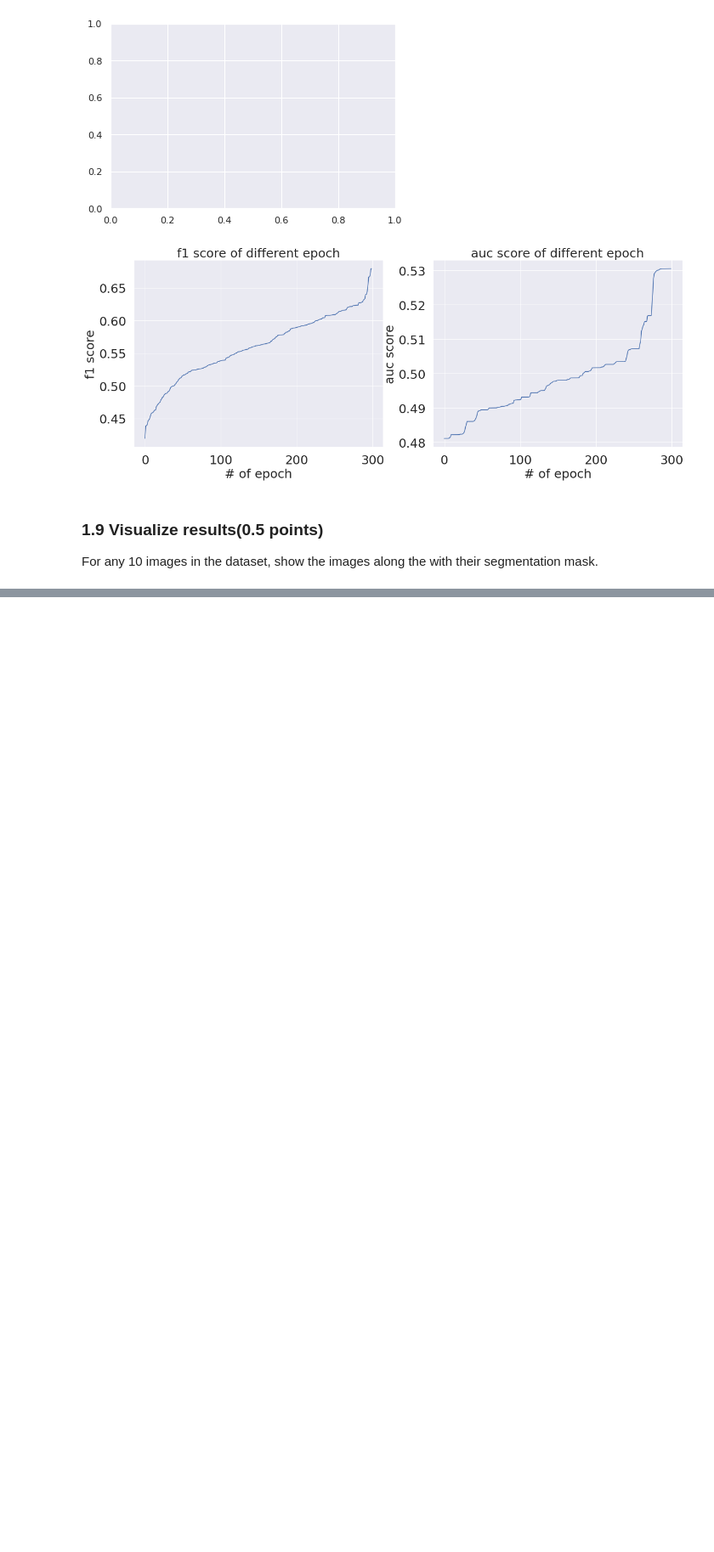
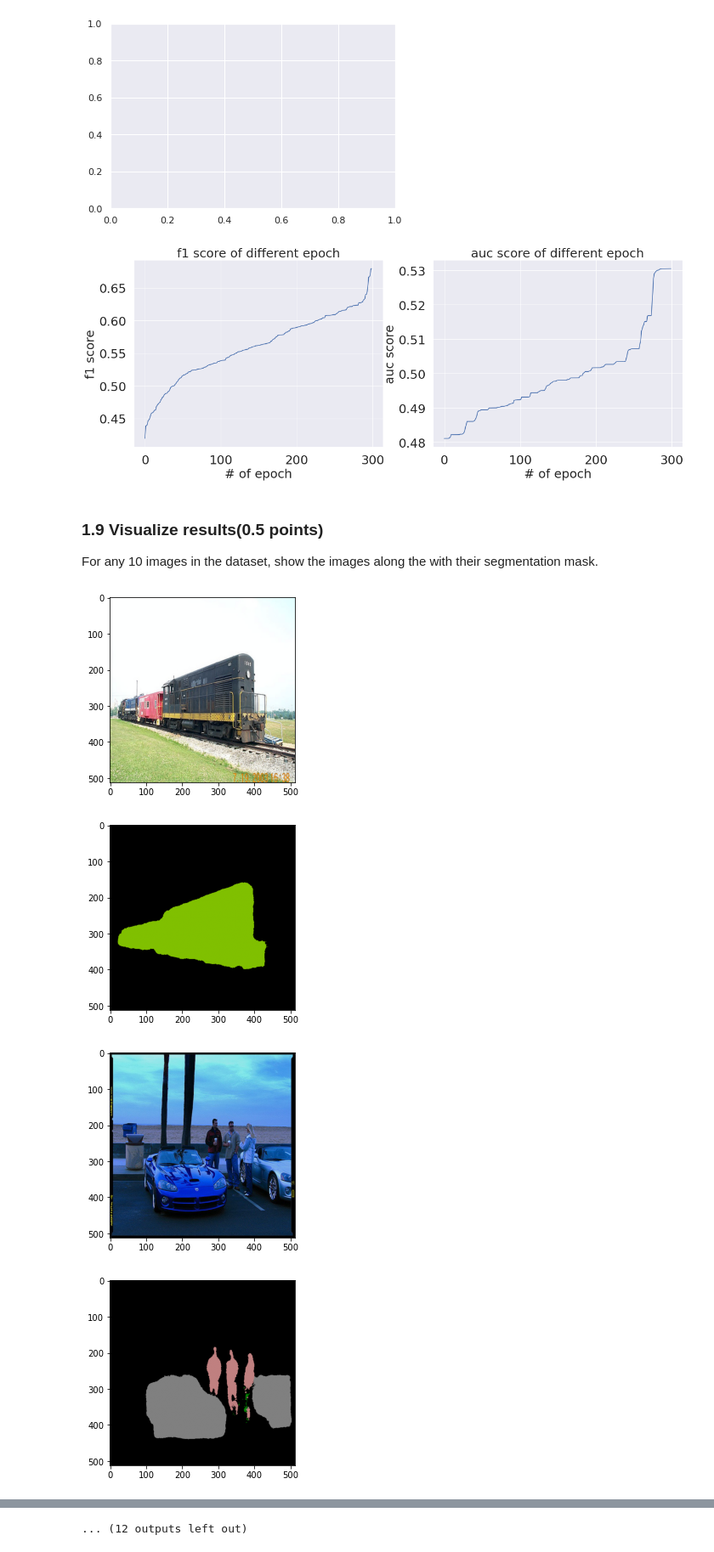
Before and after one commit to liuyugeng/Vision-Project-Image-Segmentation, a Jupyter notebook: Vision_task_1.ipynb, the cells around one changed output, grey strips where cells are left out. Shown at 85% size. Drawn from its saved outputs; the diff is of its cells as text; code cells hidden in the pictures; blank space fills up the shorter version.

Commit message:
finished task1

```diff
--- a/Vision_task_1.ipynb
+++ b/Vision_task_1.ipynb
@@ -512,7 +513,7 @@ auc_score_matrix = []
 
 for epoch in range(epochs):
     val_model = Segnet().to(device)
-    val_model.load_state_dict(torch.load("./models/model_epoch" + str(epoch) + ".pth"), strict=False)
+    val_model.load_state_dict(torch.load("./models/task1/model_epoch" + str(epoch) + ".pth"), strict=False)
     val_model = nn.DataParallel(val_model)
     val_model.eval()
 
@@ -574,3 +575,28 @@ for i in range(len(ylabel_list)):
 # %% [markdown]
 ### 1.9 Visualize results(0.5 points)
 For any 10 images in the dataset, show the images along the with their segmentation mask.
+# %%
+test_model = Segnet().to(device)
+test_model = nn.DataParallel(test_model)
+test_model.load_state_dict(torch.load("./models/task1/model_epoch299.pth"), strict=False)
+test_model.eval()
+
+test_set = data.DataLoader(dst, batch_size=1, shuffle=True)
+for idx, (inputs, targets) in enumerate(test_set):
+
+    img = inputs[0].permute(1, 2, 0).numpy() * np.array([0.229, 0.224, 0.225]) + np.array([0.485, 0.456, 0.406])
+    plt.imshow((img*255).astype('uint8'))
+    plt.show()
+    inputs = inputs.to(device)
+    outputs = test_model(inputs)
+    pred = np.squeeze(outputs.data.max(1)[1].cpu().numpy(), axis=0)
+    decoded = dst.decode_segmap(pred, plot=True)
+
+
+    if idx >10:
+        break
+# %% [output]
+[figure, added]
+[figure, added]
+[figure, added]
+[figure, added]
@@ -576,0 +611 @@ For any 10 images in the dataset, show the images along the with their segmentat
+... (12 outputs left out)
```
Also changed, not shown: parts of 2 cells of this notebook, 5 other files.
